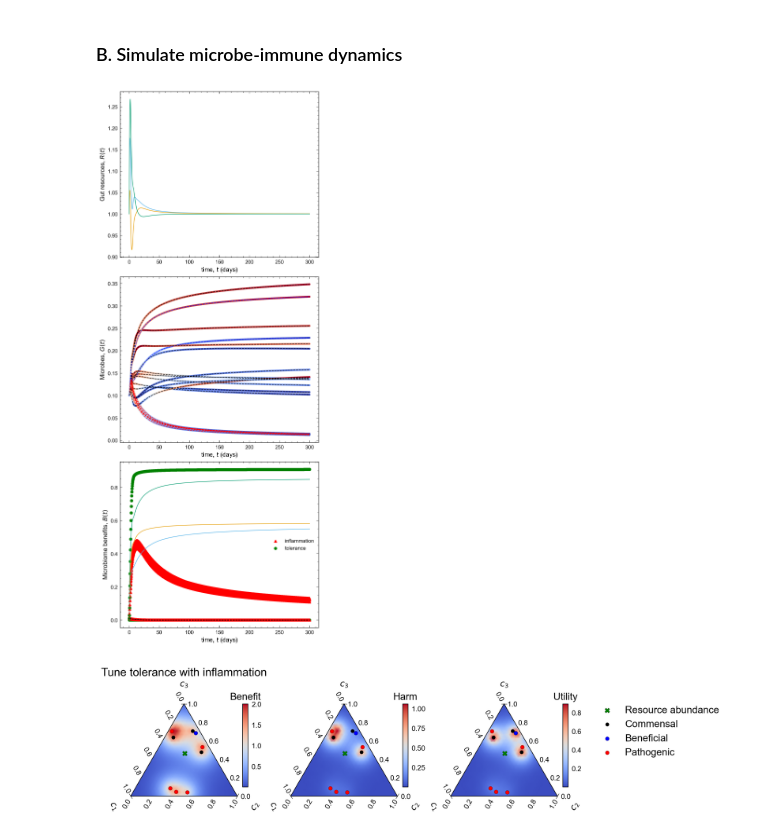
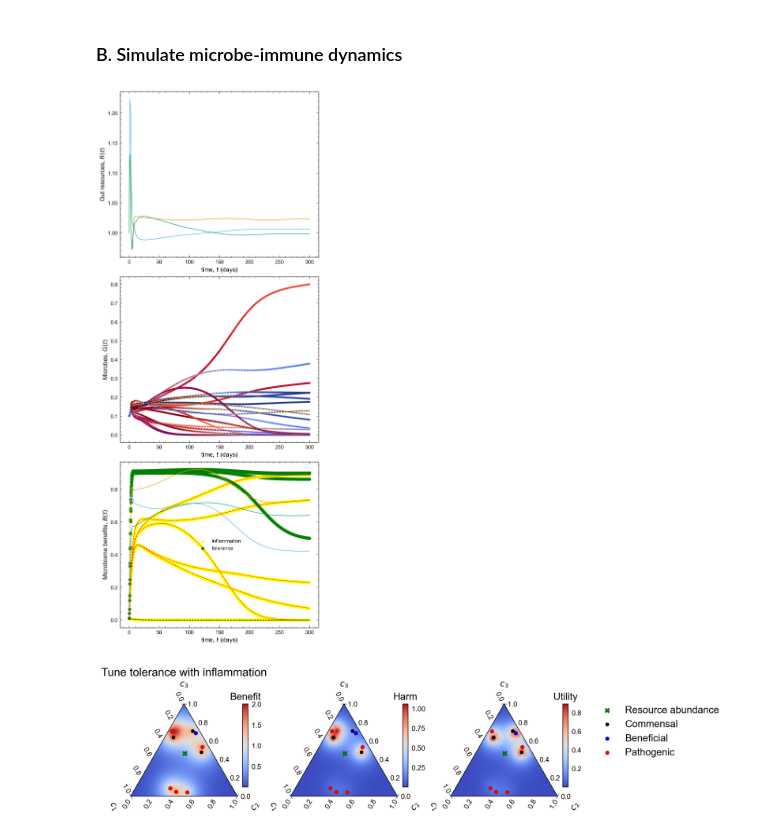
Before and after one commit to obinna-ukogu/gutimmune, a Jupyter notebook: optimal-repertoire-for-gut.ipynb, the cells around one changed output. Cells and saved outputs as stored; diff of their text form; code cells hidden in the pictures.

Commit message:
Updated immune model.

```diff
--- a/optimal-repertoire-for-gut.ipynb
+++ b/optimal-repertoire-for-gut.ipynb
@@ -46,9 +46,7 @@ S = C.dot(C.T) # species similarity matrix
 ## antibodies + inflammation ##
 na = nG
 sigma_lam = 1/3
-lam = C #E*np.random.dirichlet(np.ones(nR), size = na)
-lam_max = 1.0 # strength of inflammatory pressure
-F = lam_max*np.vstack([np.array([np.exp(-np.linalg.norm(C_Gi - lam_Gj)/sigma_lam**2) for C_Gi in C]) for lam_Gj in C]) # antibody + inflammation cross-reactivity: F_i,a = f_a,i
+Lam = C #E*np.random.dirichlet(np.ones(nR), size = na)
 b_lam = 1.0
 d_lam = 0.1
 
@@ -61,9 +59,7 @@ u = np.ones(nB) # decay rate of benefits
 ## Treg receptors ##
 ngam = nG
 sigma_gam = 1/2
-gam = C #E*np.random.dirichlet(np.ones(nR), size = ngam)
-gam_max = 1
-M = 1 - gam_max*np.vstack([np.array([np.exp(-np.linalg.norm(C_Gi - gam_j*(mu[j] == 0))/sigma_gam**2) for C_Gi in C]) for j, gam_j in enumerate(gam)]) # Treg cross-reactivity: M_i,a = m_r,a
+Gam = C #E*np.random.dirichlet(np.ones(nR), size = ngam)
 b_gam = 1.0
 d_gam = 0.1
 # %%
@@ -111,8 +83,8 @@ from scipy.integrate import odeint
 sim_dur = 300
 q_t = np.random.binomial(n = 1, p = 0.0, size = nG)
 t_infect = 0.5
-lam_max = 1.0
-gam_max = 1.0
+lam_max = 1.0 # strength of inflammatory pressure
+gam_max = 1.0 # strength of tolerance
 
 # function that returns dx/dt = A x
 def model(x, t, Lam, Gam, lam_max, gam_max, imm_dyn = "static"):
@@ -122,9 +94,9 @@ def model(x, t, Lam, Gam, lam_max, gam_max, imm_dyn = "static"):
     lam_eff = x[nR+nG+nB:nR+nG+nB+nG]
     gam_eff = x[nR+nG+nB+nG:nR+nG+nB+nG+nG]
 
-
-    F = np.vstack([lam_eff*np.array([np.exp(-np.linalg.norm(C_Gi - lam_j)/sigma_lam**2) for C_Gi in C]) for j,lam_j in enumerate(Lam)]) # antibody + inflammation cross-reactivity: F_i,a = f_a,i
-    M = 1 - np.vstack([gam_eff[j]*np.array([np.exp(-np.linalg.norm(C_Gi - gam_j*(mu[j] == 0))/sigma_gam**2) for C_Gi in C]) for j, gam_j in enumerate(Gam)]) # Treg cross-reactivity: M_i,a = m_r,a
+    F, M = immune_model(inflammation = lam_eff, tolerance = gam_eff, inflam_receptors = Lam, tol_receptors = Gam, epitopes = C)
+    # F = np.vstack([np.array([np.exp(-np.linalg.norm(C_Gi - lam_j)/sigma_lam**2) for lam_j in Lam])*lam_eff for C_Gi in C]) # antibody + inflammation cross-reactivity: F_i,a = f_a,i
+    # M = np.exp(-np.diag([np.exp(-np.linalg.norm(C_Gi - Gam, axis = 1)/sigma_gam**2).dot(gam_eff) for C_Gi in C])) # Treg cross-reactivity: M_i,a = m_r,a
 
     dRdt = K - w*R - C.T.dot(G)*R
     dGdt = (C.dot(R) + (A - F*M).dot(G) - dG).dot(np.diag(G*(G > 0)))
@@ -148,50 +120,48 @@ x_model = odeint(model,list(x0),t, args = (C, C, lam_max, gam_max, "dynamic"))
 R = x_model[:,:nR]
 G = x_model[:,nR:nR+nG]
 B = x_model[:,nR+nG:nR+nG+nB]
-Lam = x_model[:,nR+nG+nB:nR+nG+nB+nG]
-Gam =x_model[:,nR+nG+nB+nG:nR+nG+nB+nG+nG]
+lam = x_model[:,nR+nG+nB:nR+nG+nB+nG]
+gam = x_model[:,nR+nG+nB+nG:nR+nG+nB+nG+nG]
 
-imm_load = (M*F).dot(G.T).T
+imm_load = np.array([np.linalg.multi_dot(list(immune_model(inflammation = lam[i], tolerance = gam[i], inflam_receptors = Lam, tol_receptors = Gam, epitopes = C))).dot(G_i)
+            for i, G_i in enumerate(G)])
 # %%
 # Plot simulated dynamics
 fig, (ax1, ax2, ax3) = plt.subplots(3,1, dpi = 150, constrained_layout=True, sharex = False, figsize=(6,15))
 
 ax1.plot(t, R)
-#ax1.axvline(x = t_infect*sim_dur, color = 'k', linestyle = '-.')
-#ax1.axhline(y = dG[0]/E*1/v[0], color = 'k', linestyle = '-.')
-#[ax1.axhline(y = i, color = 'k', linestyle = '-.') for i in k/(C.T.dot(Gss_nlinR) + w)]
 ax1.set(xlabel=r'time, $t$ (days)', ylabel=r'Gut resources, $R(t)$')
 
 for j in np.arange(nG):
     ax2.scatter(t, G[:,j], marker ='.', c = imm_load[:,j], cmap='coolwarm') #, norm=mpl.colors.LogNorm())
     if mu[j] > 0:
         ax2.plot(t, G[:,j], color = 'red', linestyle = '--') # gut breaching bacteria
     if D0[0,j] > 0:
         ax2.plot(t, G[:,j], color = 'blue', linestyle = '--') # non-gut breaching, non-beneficial bacteria
     if D0[0,j] == 0 and mu[j] == 0:
         ax2.plot(t, G[:,j], color = 'black', linestyle = '--') # non-gut breaching, non-beneficial bacteria
 
 #[ax2.axhline(y=i, linestyle='--') for i in Gss_nlinR]
 #ax2.axvline(x = t_infect*sim_dur, color = 'k', linestyle = '-.')
 ax2.set(xlabel=r'time, $t$ (days)', ylabel=r'Microbes, $G(t)$')
 
 ax3.plot(t, B)
 for j in np.arange(nG):
-    ax3.scatter(t, Lam[:,j], marker = "^", color = 'red', label = "inflammation" if j == 0 else "")
+    ax3.scatter(t, lam[:,j], marker = "^", color = 'yellow', label = "inflammation" if j == 0 else "")
     if mu[j] > 0:
-        ax3.plot(t, Lam[:,j], color = 'red', linestyle = '--') # gut breaching bacteria
-    if D0[0,j] > 0:
-        ax3.plot(t, Lam[:,j], color = 'blue', linestyle = '--') # non-gut breaching, non-beneficial bacteria
-    if D0[0,j] == 0 and mu[j] == 0:
-        ax3.plot(t, Lam[:,j], color = 'black', linestyle = '--') # non-gut breaching, non-beneficial bacteria
-    ax3.scatter(t, Gam[:,j], marker = "o", color = 'green', label = "tolerance" if j == 0 else "")
+        ax3.plot(t, lam[:,j], color = 'red', linestyle = '--') # gut breaching bacteria
+    if np.sum(D0[:,j]) > 0:
+        ax3.plot(t, lam[:,j], color = 'blue', linestyle = '--') # non-gut breaching, non-beneficial bacteria
+    if np.sum(D0[:,j]) and mu[j] == 0:
+        ax3.plot(t, lam[:,j], color = 'black', linestyle = '--') # non-gut breaching, non-beneficial bacteria
+    ax3.scatter(t, gam[:,j], marker = "o", color = 'green', label = "tolerance" if j == 0 else "")
 #ax3.axvline(x = t_infect*sim_dur, color = 'k', linestyle = '-.')
 ax3.set(xlabel=r'time, $t$ (days)', ylabel=r'Microbiome benefits, $B(t)$')
 ax3.legend()
 
 plt.savefig('_figs/gut_w_immune_series'+'.png', dpi=300, bbox_inches='tight')
 # %% [output]
-[figure, old version]
+[figure, new version]
 # %%
 # harm, benefits and net utility
 gams = [np.diag(out).dot(C) for out in np.array(list(itertools.product([0,1], repeat = nG)))]
```
Also changed, not shown: parts of 2 cells of this notebook, 1 other file.
